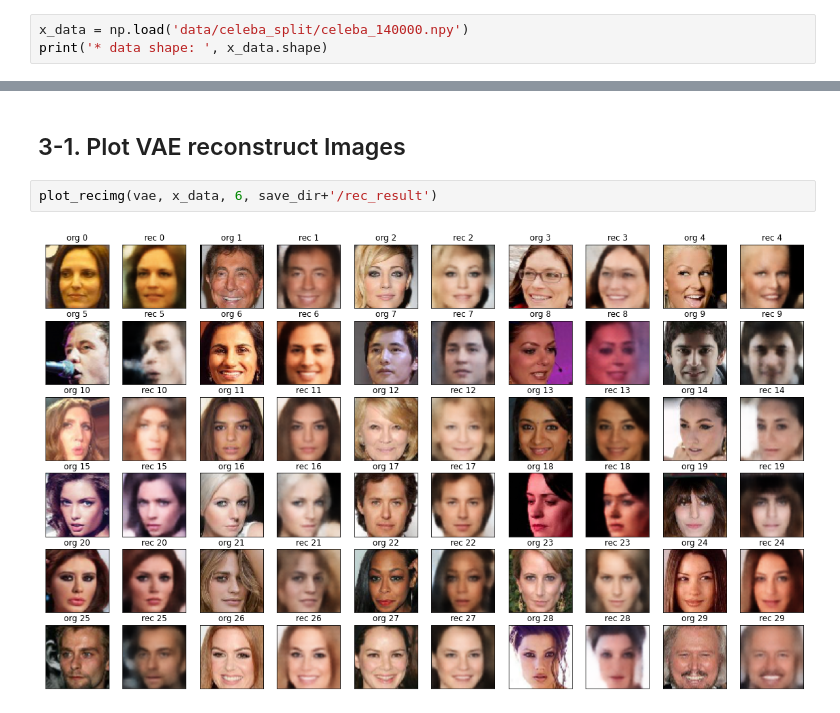
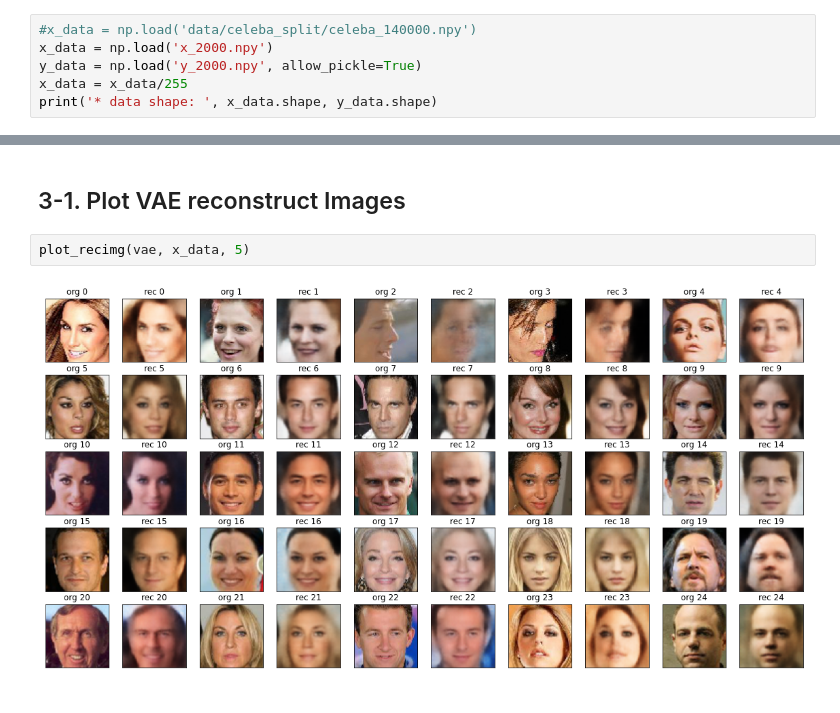
Before and after one commit to yebiny/Prime-Reconstruction, a Jupyter notebook: 5-Check_Results.ipynb, the cells around one changed output, grey strips where cells are left out. Cells and saved outputs as stored; diff of their text form.

```diff
--- a/5-Check_Results.ipynb
+++ b/5-Check_Results.ipynb
@@ -13,6 +13,9 @@ from build_models import *
 # %% [markdown]
 ## 1-1 Load data that already splited and preprocessed
 # %%
-x_data = np.load('data/celeba_split/celeba_140000.npy')
-print('* data shape: ', x_data.shape)
+#x_data = np.load('data/celeba_split/celeba_140000.npy')
+x_data = np.load('x_2000.npy')
+y_data = np.load('y_2000.npy', allow_pickle=True)
+x_data = x_data/255
+print('* data shape: ', x_data.shape, y_data.shape)
 # %% [output]
@@ -54,6 +57,6 @@ checkpoint.restore(tf.train.latest_checkpoint(save_dir))
 # %% [markdown]
 ## 3-1. Plot VAE reconstruct Images
 # %%
-plot_recimg(vae, x_data, 6, save_dir+'/rec_result')
+plot_recimg(vae, x_data, 5)
 # %% [output]
-[figure, old version]
+[figure, new version]
```
Also changed, not shown: parts of 11 cells of this notebook, 1 other file.
